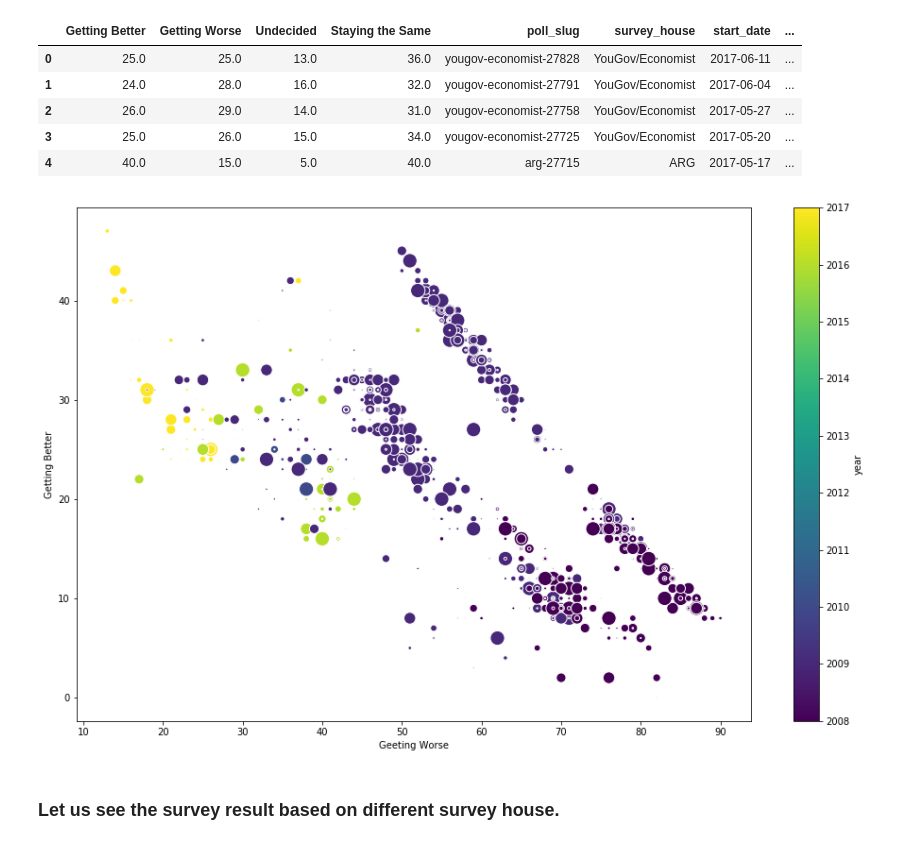
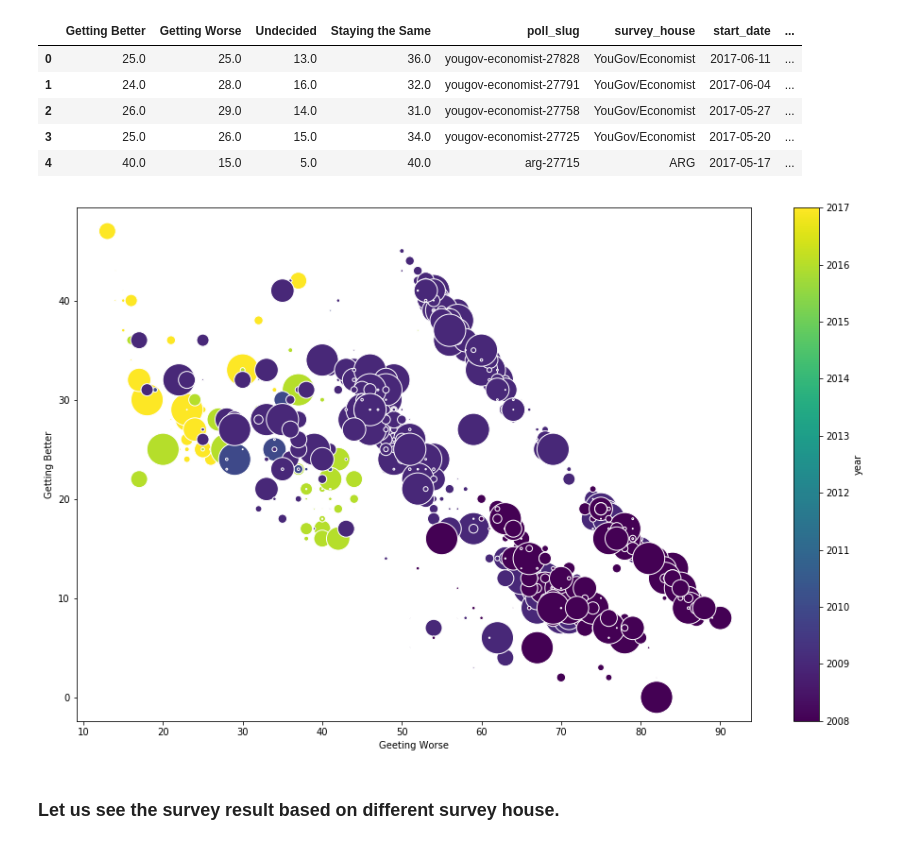
Before and after one commit to mastermindLAB/US-ECONOMY-GETTING-BETTER-OR-WORSE, a Jupyter notebook: US Economy Getting Better or Worse.ipynb, the cells around one changed output. Saved outputs shown, nothing was run; the diff lists cells and outputs as text; code cells hidden in the pictures.

```diff
--- a/US Economy Getting Better or Worse.ipynb
+++ b/US Economy Getting Better or Worse.ipynb
@@ -71,12 +71,12 @@ us_eco.head()
 | 4 | 40.0 | 15.0 | 5.0 | 40.0 | arg-27715 | ARG | 2017-05-17 | ... |
 # %%
 fig, ax = plt.subplots()
-s = [1.2*1.5**n for n in range(len('Getting Better'))]
+s = [1.9**n for n in range(len('observations'))]
 us_eco.plot.scatter(x='Getting Worse', y='Getting Better',c='year',s= s,colormap='viridis',figsize=(16,10),edgecolors='w', ax=ax)
 ax.set_xlabel('Geeting Worse')
 plt.show()
 # %% [output]
-[figure, old version]
+[figure, new version]
 # %% [markdown]
 ### Let us see the survey result based on different survey house.
 # %%
```
